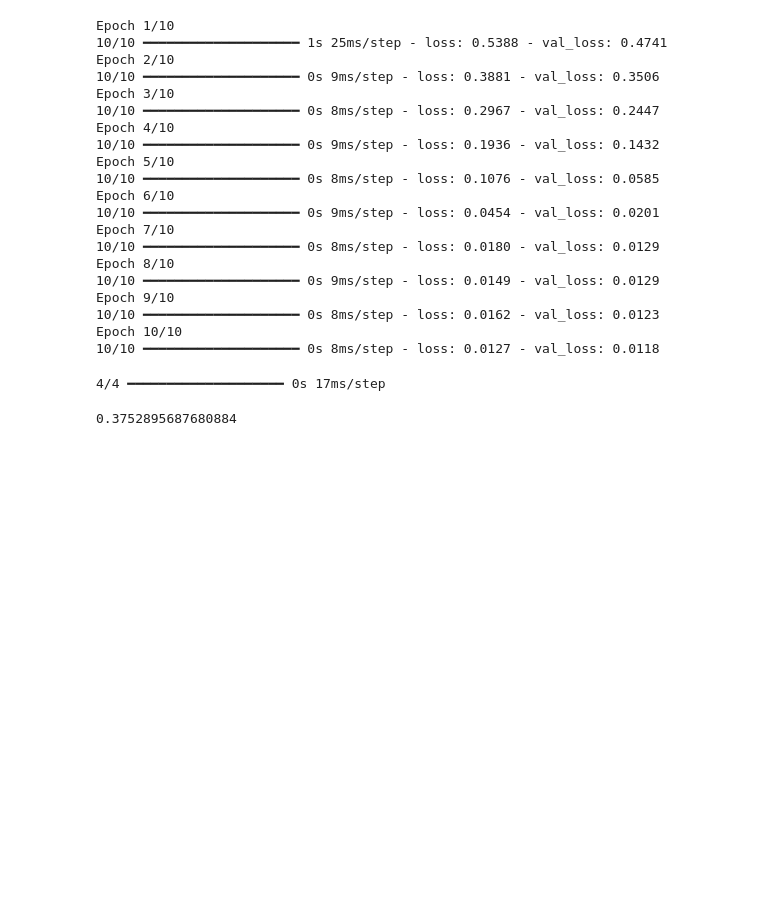
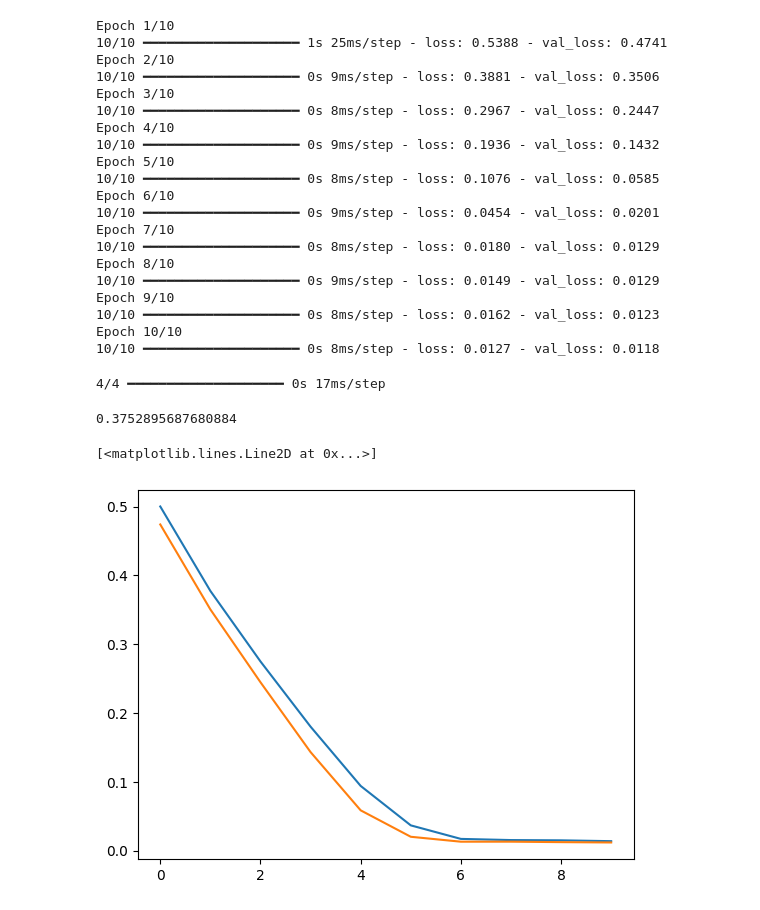
Before and after one commit to HarshXtech/Datasets, a Jupyter notebook: graduation_admission_dataset.ipynb, the cells around one changed output. Drawn from its saved outputs; the diff is of its cells as text; code cells hidden in the pictures; blank space fills up the shorter version.

```diff
--- a/graduation_admission_dataset.ipynb
+++ b/graduation_admission_dataset.ipynb
@@ -116,0 +119,6 @@ r2_score(y_test, y_pred)
+# %%
+plt.plot(history.history['loss'])
+plt.plot(history.history['val_loss'])
+# %% [output]
+[<matplotlib.lines.Line2D at 0x...>]
+[figure, added]
```
Also changed, not shown: parts of 1 cell of this notebook.
